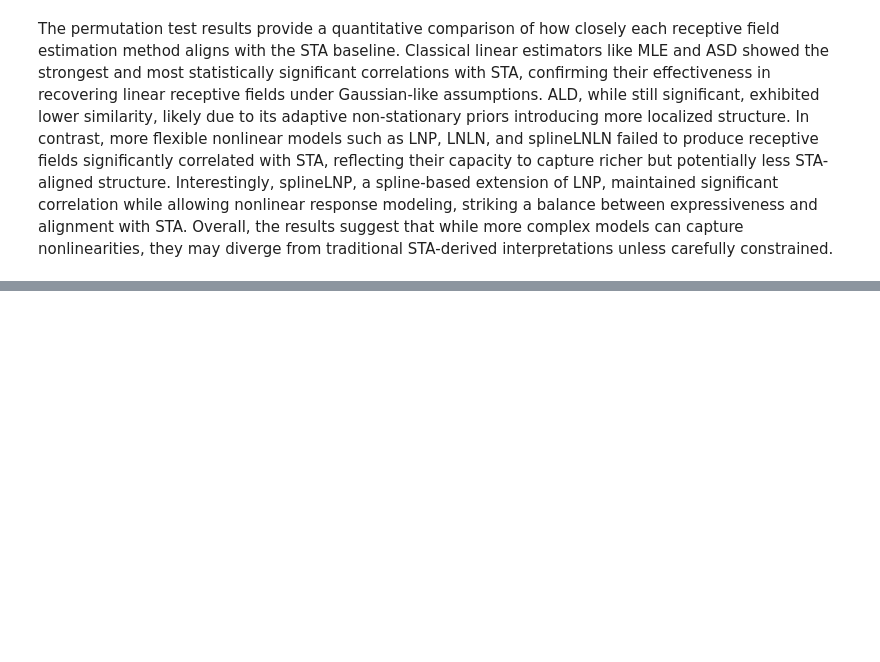
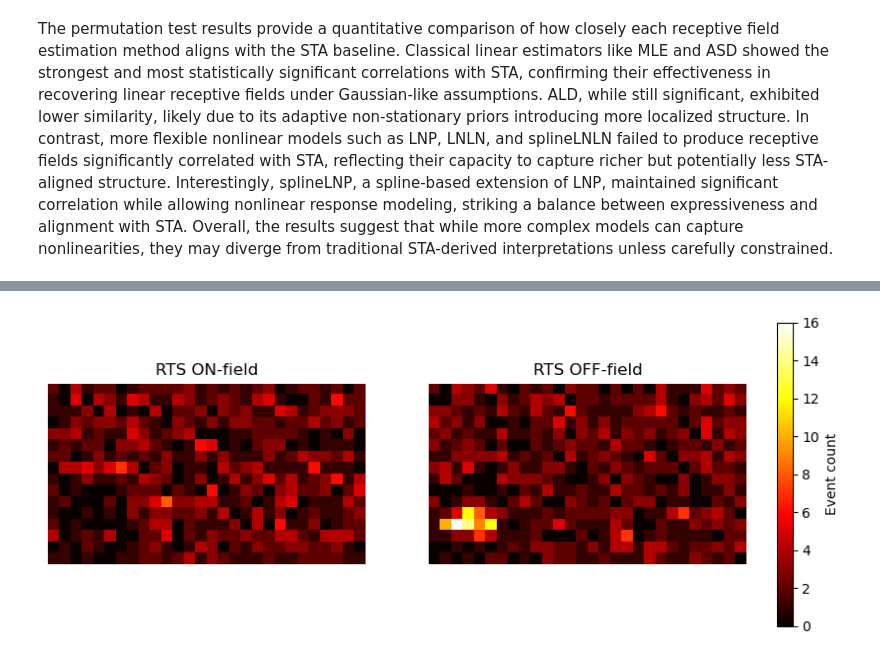
Before and after one commit to luciaganton/Neural-Data-Science, a Jupyter notebook: practical02_final_version.ipynb, the cells around one changed output, grey strips where cells are left out. Cells and saved outputs as stored; diff of their text form; code cells hidden in the pictures; blank space fills up the shorter version.

```diff
--- a/practical02_final_version.ipynb
+++ b/practical02_final_version.ipynb
@@ -2086,0 +2340,15 @@ The permutation test results provide a quantitative comparison of how closely ea
+# %%
+# Plot the RTS fields for ON and OFF subfields side by side
+fig, (ax1, ax2) = plt.subplots(1, 2, figsize=(10, 4))
+# Use a "hot" colormap where higher values are brighter
+vmax = max(rts_on.max(), rts_off.max())  # for consistent color scaling
+im1 = ax1.imshow(rts_on, cmap='hot', vmin=0, vmax=vmax)
+ax1.set_title('RTS ON-field')
+ax1.axis('off')
+im2 = ax2.imshow(rts_off, cmap='hot', vmin=0, vmax=vmax)
+ax2.set_title('RTS OFF-field')
+ax2.axis('off')
+fig.colorbar(im1, ax=[ax1, ax2], fraction=0.046, pad=0.04, label='Event count')
+plt.show()
+# %% [output]
+[figure, added]
```
Also changed, not shown: parts of 22 cells of this notebook.
